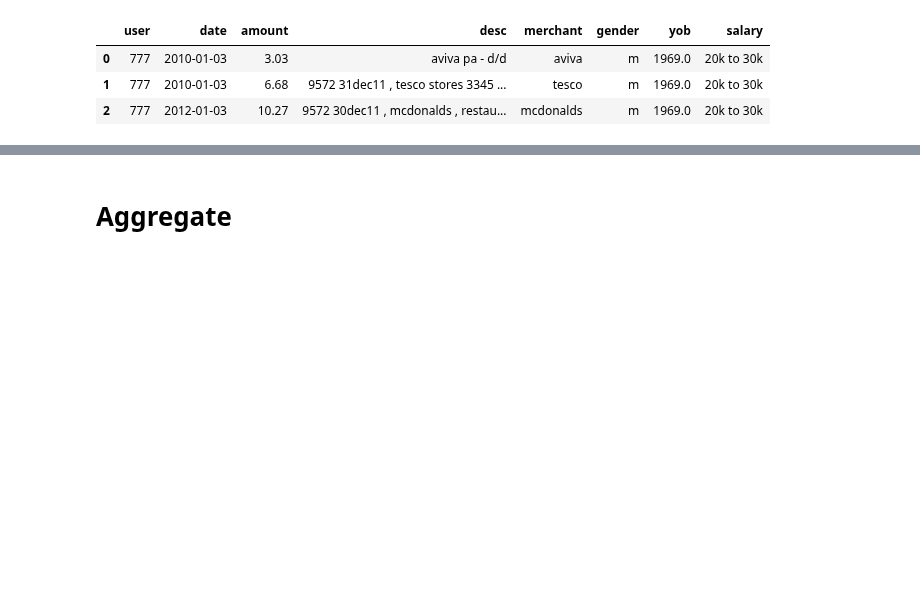
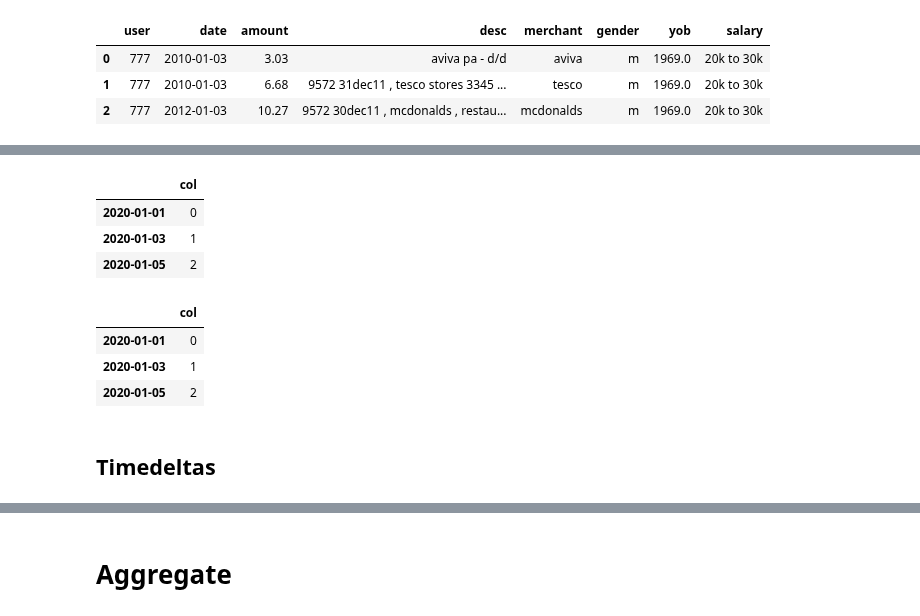
Before and after one commit to fabiangunzinger/blog, a Jupyter notebook: _notebooks/2021-03-12-pandas-essentials.ipynb, the cells around one changed output, grey strips where cells are left out. Drawn from its saved outputs; the diff is of its cells as text; code cells hidden in the pictures; blank space fills up the shorter version.

```diff
--- a/_notebooks/2021-03-12-pandas-essentials.ipynb
+++ b/_notebooks/2021-03-12-pandas-essentials.ipynb
@@ -45,0 +70,16 @@ df.head(3)
+# %%
+data.groupby(level=0).sum()
+# %% [output]
+|  | col |
+| 2020-01-01 | 0 |
+| 2020-01-03 | 1 |
+| 2020-01-05 | 2 |
+# %%
+data
+# %% [output]
+|  | col |
+| 2020-01-01 | 0 |
+| 2020-01-03 | 1 |
+| 2020-01-05 | 2 |
+# %% [markdown]
+## Timedeltas
```
Also changed, not shown: parts of 9 cells of this notebook, 2 other files.
